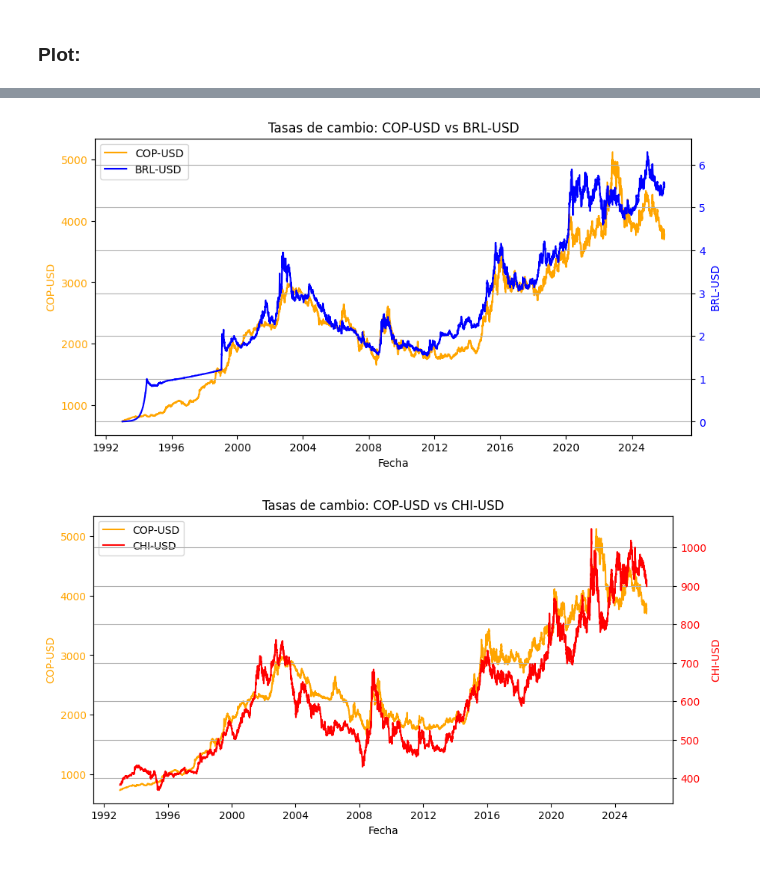
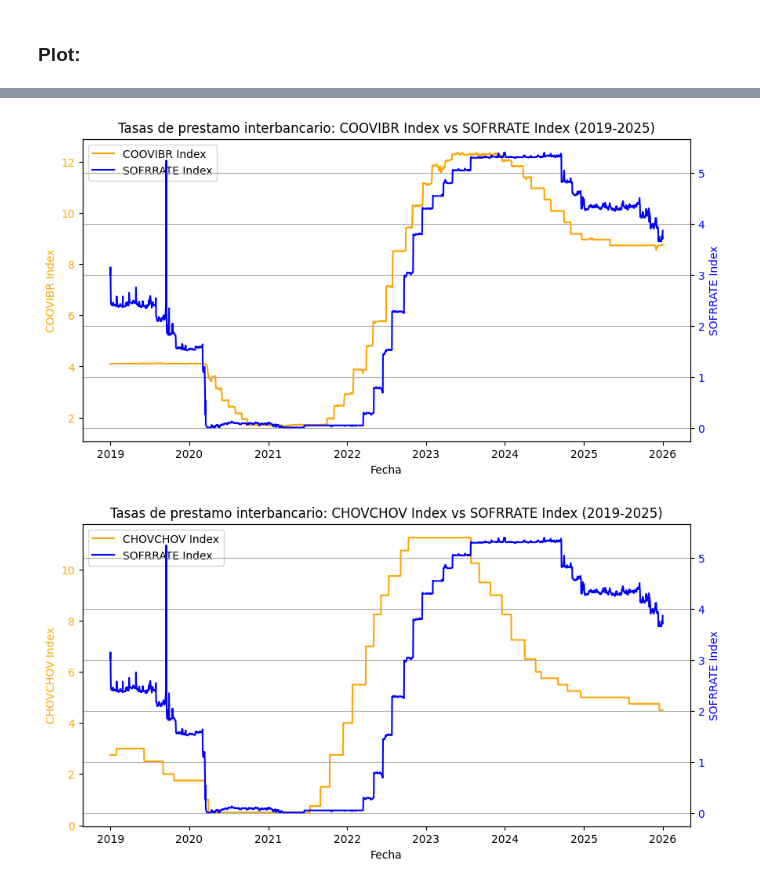
Before and after one commit to oscardi777/Test-Codigos, a Jupyter notebook: Data_predict/data_caracteristica.ipynb, the cells around one changed output, grey strips where cells are left out. Drawn from its saved outputs; the diff is of its cells as text; code cells hidden in the pictures.

Commit message:
new data and clenead

```diff
--- a/Data_predict/data_caracteristica.ipynb
+++ b/Data_predict/data_caracteristica.ipynb
@@ -8,9 +9,7 @@ import openpyxl
 ### Data:
 # %%
 DATA_PATH = "tasas_BRL_COP_CHI_1993-2025.csv"
-DATA_INDICADORES_PATH = "indicadores_colombia.xlsx"
-DATA_GOLD_PATH = "gold_1993-2026.xlsx"
-DATA_BITCOIN_PATH = "bitcoin_2010-2026.xlsx"
+DATA_RATES_PATH = "rates_interbanks_COL_CHI_BRL_USD_1990-2026.xlsx"
 
 def load_csv(path):
     return pd.read_csv(path)
@@ -221,0 +35,8 @@ df_2020_2025[["Rate_BRL", "Rate_CHI", "Rate_COP"]].describe()
+# %%
+df_rates = load_xlsx(DATA_RATES_PATH)["Hoja1"]
+
+df_rates["Dates"] = pd.to_datetime(df_rates["Dates"])
+
+df_rates.rename(columns={"Dates": "Date"}, inplace=True)
+
+df_rates.head(10)
@@ -221,0 +81,4 @@ df_2020_2025[["Rate_BRL", "Rate_CHI", "Rate_COP"]].describe()
+# %%
+df_rates_2019_2025 = df_rates[(df_rates["Date"] >= "2019-01-01") & (df_rates["Date"] <= "2025-12-31")]
+
+df_rates_2019_2025[["SOFRRATE Index", "CHOVCHOV Index", "BZDIOVRA Index", "COOVIBR Index"]].describe()
@@ -222,4 +95,6 @@ df_2020_2025[["Rate_BRL", "Rate_CHI", "Rate_COP"]].describe()
 # %% [markdown]
 ### Plot:
+# %%
+df = df_rates_2019_2025.copy()
 # %%
 plt.figure(figsize=(10, 5))
@@ -257,21 +143,19 @@ plt.show()
 # %%
-import matplotlib.pyplot as plt
-
 fig, ax1 = plt.subplots(figsize=(10, 5))
 
-# COP-USD (eje izquierdo)
-ax1.plot(df["Date"], df["Rate_COP"], color="orange", label="COP-USD")
-ax1.set_ylabel("COP-USD", color="orange")
+# 1ERA SERIE (eje izquierdo)
+ax1.plot(df["Date"], df["COOVIBR Index"], color="orange", label="COOVIBR Index")
+ax1.set_ylabel("COOVIBR Index", color="orange")
 ax1.tick_params(axis="y", labelcolor="orange")
 
-# BRL-USD (eje derecho)
+# 2DA SERIE (eje derecho)
 ax2 = ax1.twinx()
-ax2.plot(df["Date"], df["Rate_BRL"], color="blue", label="BRL-USD")
-ax2.set_ylabel("BRL-USD", color="blue")
+ax2.plot(df["Date"], df["SOFRRATE Index"], color="blue", label="SOFRRATE Index")
+ax2.set_ylabel("SOFRRATE Index", color="blue")
 ax2.tick_params(axis="y", labelcolor="blue")
 
 ax1.set_xlabel("Fecha")
-plt.title("Tasas de cambio: COP-USD vs BRL-USD")
+plt.title("Tasas de prestamo interbancario: COOVIBR Index vs SOFRRATE Index (2019-2025)")
 
 # Leyenda combinada
 lines = ax1.get_lines() + ax2.get_lines()
@@ -281,30 +165,30 @@ ax1.legend(lines, labels, loc="upper left")
 plt.grid(True)
 plt.show()
 # %% [output]
-[figure, old version]
+[figure, new version]
 # %%
 fig, ax1 = plt.subplots(figsize=(10, 5))
 
-# COP-USD (eje izquierdo)
-ax1.plot(df["Date"], df["Rate_COP"], color="orange", label="COP-USD")
-ax1.set_ylabel("COP-USD", color="orange")
+# 1ERA SERIE (eje izquierdo)
+ax1.plot(df["Date"], df["CHOVCHOV Index"], color="orange", label="CHOVCHOV Index")
+ax1.set_ylabel("CHOVCHOV Index", color="orange")
 ax1.tick_params(axis="y", labelcolor="orange")
 
-# CHI-USD (eje derecho)
+# 2DA SERIE (eje derecho)
 ax2 = ax1.twinx()
-ax2.plot(df["Date"], df["Rate_CHI"], color="red", label="CHI-USD")
-ax2.set_ylabel("CHI-USD", color="red")
-ax2.tick_params(axis="y", labelcolor="red")
+ax2.plot(df["Date"], df["SOFRRATE Index"], color="blue", label="SOFRRATE Index")
+ax2.set_ylabel("SOFRRATE Index", color="blue")
+ax2.tick_params(axis="y", labelcolor="blue")
 
 ax1.set_xlabel("Fecha")
-plt.title("Tasas de cambio: COP-USD vs CHI-USD")
+plt.title("Tasas de prestamo interbancario: CHOVCHOV Index vs SOFRRATE Index (2019-2025)")
 
 # Leyenda combinada
 lines = ax1.get_lines() + ax2.get_lines()
 labels = [line.get_label() for line in lines]
 ax1.legend(lines, labels, loc="upper left")
 
 plt.grid(True)
 plt.show()
 # %% [output]
-[figure, old version]
+[figure, new version]
```
Also changed, not shown: parts of 38 cells of this notebook, 4 other files.
